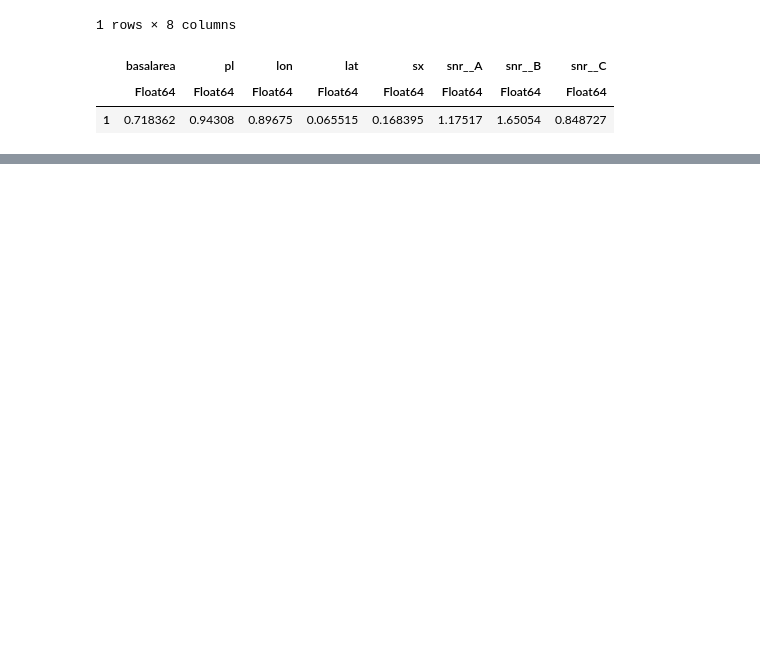
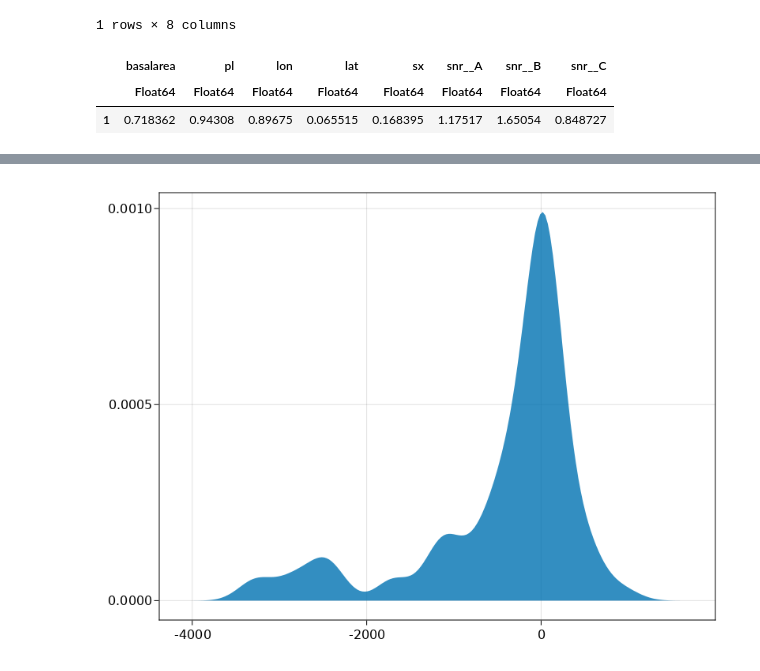
Before and after one commit to julionovoa/jl-sandbox, a Jupyter notebook: code/a-simple-mlj-workflow.ipynb, the cells around one changed output, grey strips where cells are left out. Cells and saved outputs as stored; diff of their text form; code cells hidden in the pictures; blank space fills up the shorter version.

```diff
--- a/code/a-simple-mlj-workflow.ipynb
+++ b/code/a-simple-mlj-workflow.ipynb
@@ -119,0 +124,4 @@ scatter(y, yhat)
+# %%
+density(yhat - y, title="residuals")
+# %% [output]
+[figure, added]
```
Also changed, not shown: parts of 9 cells of this notebook.
